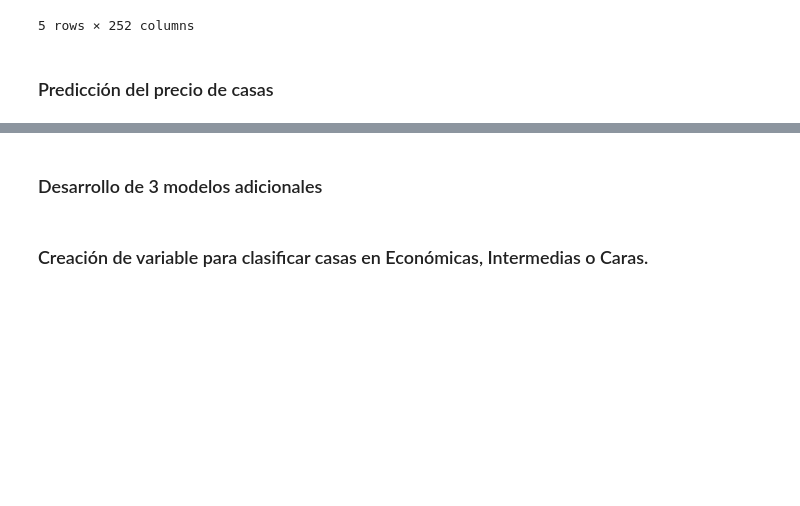
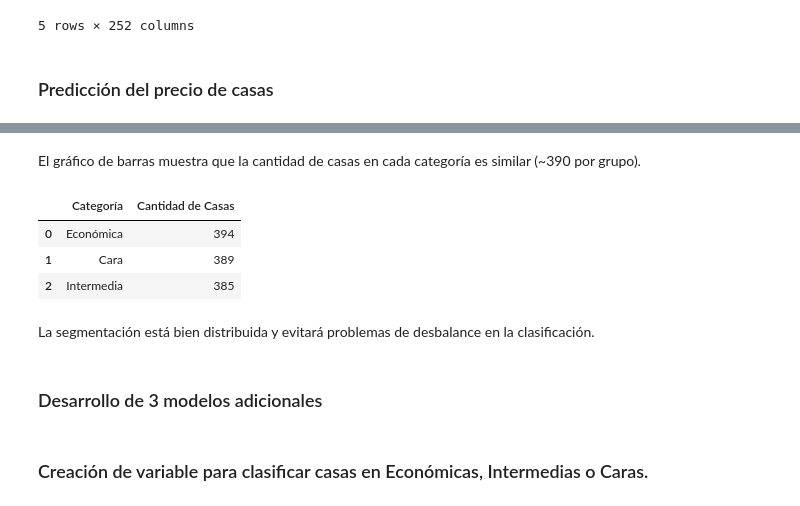
Before and after one commit to tsc221645/CC_3074_Proyecto_2, a Jupyter notebook: secondary_analysis.ipynb, the cells around one changed output, grey strips where cells are left out. Saved outputs shown, nothing was run; the diff lists cells and outputs as text; code cells hidden in the pictures; blank space fills up the shorter version.

```diff
--- a/secondary_analysis.ipynb
+++ b/secondary_analysis.ipynb
@@ -38,3 +82,18 @@ El resultado obtenido muestra que ....
+# %% [markdown]
+El gráfico de barras muestra que la cantidad de casas en cada categoría es similar (~390 por grupo).
+# %%
+# Mostrar la cantidad de casas en cada categoría
+
+category_counts = df["price_category"].value_counts().reset_index()
+category_counts.columns = ["Categoría", "Cantidad de Casas"]
+display(category_counts)
+# %% [output]
+|  | Categoría | Cantidad de Casas |
+| 0 | Económica | 394 |
+| 1 | Cara | 389 |
+| 2 | Intermedia | 385 |
+# %% [markdown]
+La segmentación está bien distribuida y evitará problemas de desbalance en la clasificación.
 # %% [markdown]
 ### Desarrollo de 3 modelos adicionales
 # %% [markdown]
```
Also changed, not shown: parts of 5 cells of this notebook.
